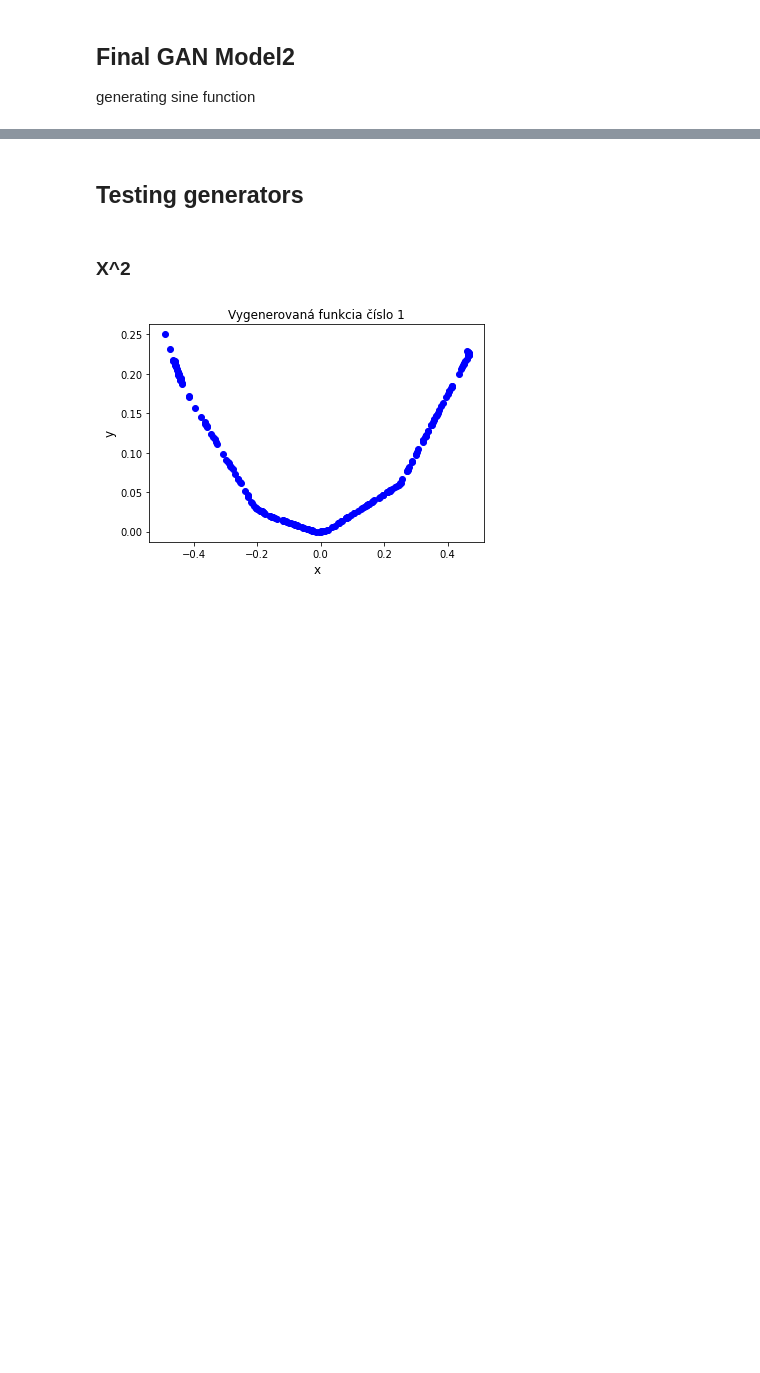
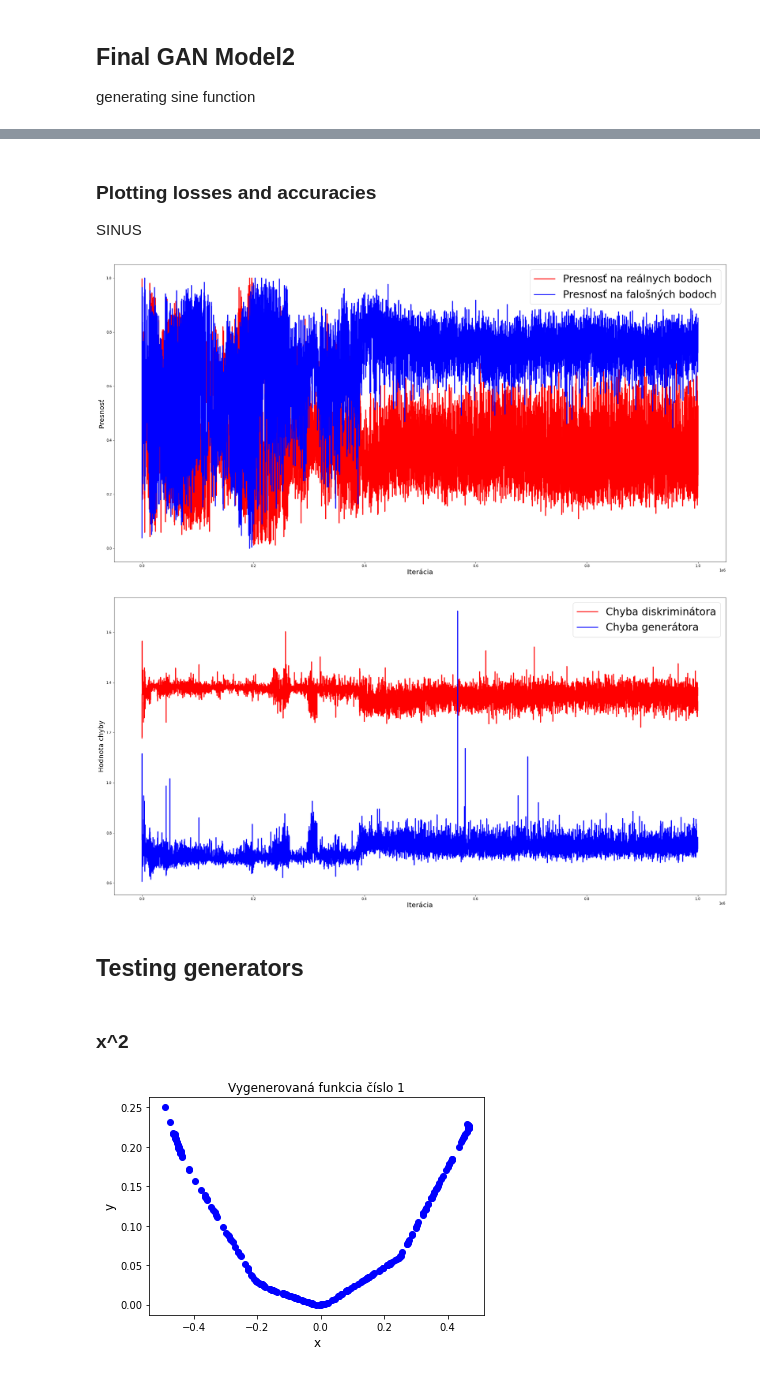
Before and after one commit to Shegy12/GAN-for-generating-artificial-ECG-data, a Jupyter notebook: GAN_1D_functions.ipynb, the cells around one changed output, grey strips where cells are left out. Drawn from its saved outputs; the diff is of its cells as text; code cells hidden in the pictures; blank space fills up the shorter version.

Commit message:
Sinus with different amplitudes and x2

```diff
--- a/GAN_1D_functions.ipynb
+++ b/GAN_1D_functions.ipynb
@@ -667,7 +693,43 @@ print(end - start) # Time in seconds, e.g. 5.38091952400282
+# %% [markdown]
+### Plotting losses and accuracies
+SINUS
+# %%
+filtered_acc_real2 = [ item for i,item in enumerate(d_real_acc_graph2) if i%100==0 ]
+filtered_acc_fake2 = [ item for i,item in enumerate(d_fake_acc_graph2) if i%100==0 ]
+
+time_axis=np.linspace(0,1000000,10000)
+fig = plt.figure(figsize=(32,16))
+mysignals = [{'name': 'Presnosť na reálnych bodoch', 'x': time_axis, 'y': filtered_acc_real2[:], 'color':'r', 'linewidth':2.5},{'name': 'Presnosť na falošných bodoch', 'x': time_axis, 'y': filtered_acc_fake2[:], 'color':'b', 'linewidth':2.5}]
+for signal in mysignals:
+	#ax1 = fig.add_subplot(n, n, 1 + i)
+	plt.plot(signal['x'],signal['y'], color=signal['color'], linewidth=signal['linewidth'], label=signal['name'])
+	#ax1.axis('off')
+	plt.legend(loc='upper right',prop={'size': 30})
+	plt.xlabel('Iterácia',fontsize=20)
+	plt.ylabel('Presnosť',fontsize=20)
+
+time_axis=np.linspace(0,1000000,10000)
+d_loss_total2= np.array(d_real_loss_graph2)+np.array(d_fake_loss_graph2)
+
+filtered_loss_real2 = [ item for i,item in enumerate(d_loss_total2) if i%100==0 ]
+filtered_loss_fake2 = [ item for i,item in enumerate(g_loss_graph2) if i%100==0 ]
+
+fig = plt.figure(figsize=(32,16))
+mysignals = [{'name': 'Chyba diskriminátora', 'x': time_axis, 'y': filtered_loss_real2[:], 'color':'r', 'linewidth':2.5},{'name': 'Chyba generátora', 'x': time_axis, 'y': filtered_loss_fake2[:], 'color':'b', 'linewidth':2.5}]
+for signal in mysignals:
+	#ax1 = fig.add_subplot(n, n, 1 + i)
+	plt.plot(signal['x'],signal['y'], color=signal['color'], linewidth=signal['linewidth'], label=signal['name'])
+	#ax1.axis('off')
+	plt.legend(loc='upper right',prop={'size': 30})
+	plt.xlabel('Iterácia',fontsize=20)
+	plt.ylabel('Hodnota chyby',fontsize=20)
+# %% [output]
+[figure, added]
+[figure, added]
 # %% [markdown]
 ## **Testing generators**
 # %% [markdown]
-### X^2
+### x^2
 # %%
 # X^2
 for i in range(5):
```
Also changed, not shown: parts of 11 cells of this notebook.
